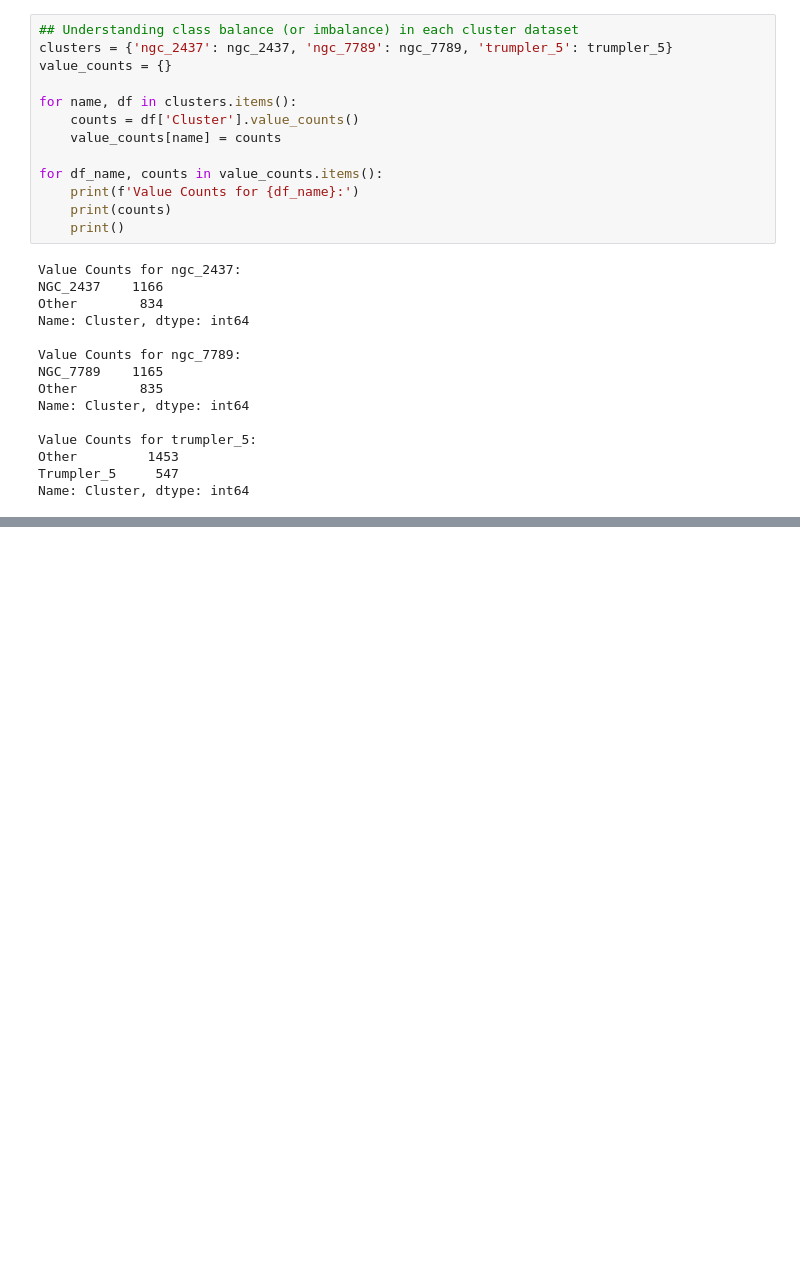
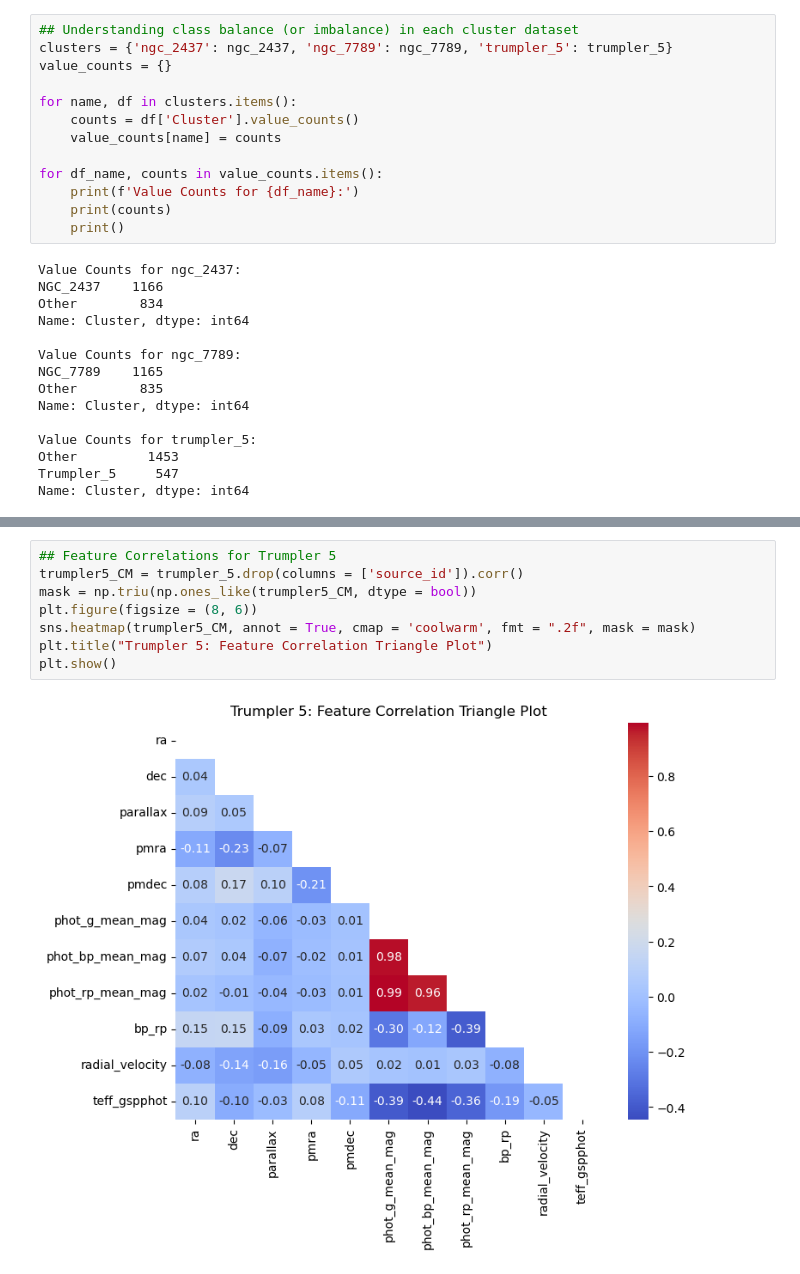
Before and after one commit to SakilaW/DATA301_Individual_Project, a Jupyter notebook: Code/Exploratory Data Analysis.ipynb, the cells around one changed output, grey strips where cells are left out. Cells and saved outputs as stored; diff of their text form; blank space fills up the shorter version.

```diff
--- a/Code/Exploratory Data Analysis.ipynb
+++ b/Code/Exploratory Data Analysis.ipynb
@@ -91,0 +142,10 @@ Name: Cluster, dtype: int64
+# %%
+## Feature Correlations for Trumpler 5
+trumpler5_CM = trumpler_5.drop(columns = ['source_id']).corr()
+mask = np.triu(np.ones_like(trumpler5_CM, dtype = bool))
+plt.figure(figsize = (8, 6))
+sns.heatmap(trumpler5_CM, annot = True, cmap = 'coolwarm', fmt = ".2f", mask = mask)
+plt.title("Trumpler 5: Feature Correlation Triangle Plot")
+plt.show()
+# %% [output]
+[figure, added]
```
Also changed, not shown: parts of 15 cells of this notebook.
